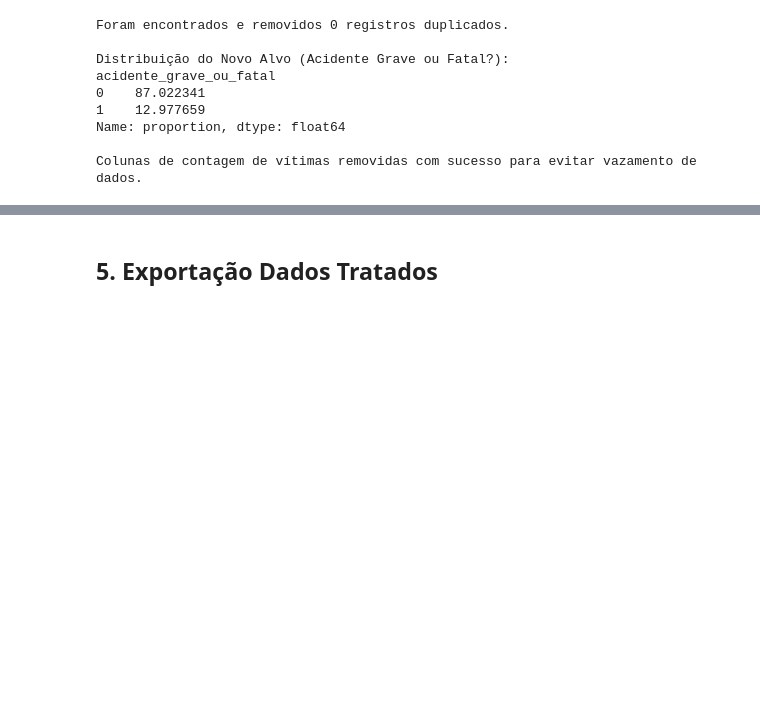
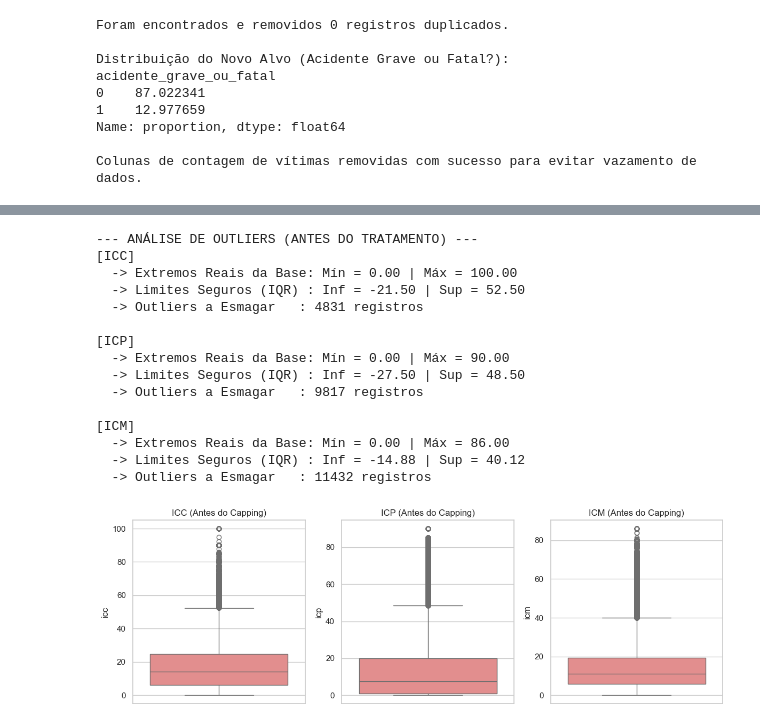
Before and after one commit to athaydegab/PredicaoAcidentesPRF, a Jupyter notebook: notebooks/02_notebook_normalizacao.ipynb, the cells around one changed output, grey strips where cells are left out. Saved outputs shown, nothing was run; the diff lists cells and outputs as text; code cells hidden in the pictures; blank space fills up the shorter version.

```diff
--- a/notebooks/02_notebook_normalizacao.ipynb
+++ b/notebooks/02_notebook_normalizacao.ipynb
@@ -274,2 +188,60 @@ Formato final (Pronto para Modelagem): (216734, 83)
-# %% [markdown]
-## 5. Exportação Dados Tratados
+# %%
+# ==========================================
+# 4.A. DETECÇÃO E VISUALIZAÇÃO DOS OUTLIERS
+# ==========================================
+
+# 1. Definindo as colunas numéricas contínuas para análise
+colunas_indices = ['icc', 'icp', 'icm']
+
+print("--- ANÁLISE DE OUTLIERS (ANTES DO TRATAMENTO) ---")
+
+# 2. Loop para calcular limites, exibir extremos e contar outliers sem alterar os dados
+for coluna in colunas_indices:
+    # Calculando os limites matemáticos
+    Q1 = df_top10_brs[coluna].quantile(0.25)
+    Q3 = df_top10_brs[coluna].quantile(0.75)
+    IQR = Q3 - Q1
+
+    limite_inferior = Q1 - 1.5 * IQR
+    limite_superior = Q3 + 1.5 * IQR
+
+    # Extraindo os valores extremos reais presentes na base
+    valor_min = df_top10_brs[coluna].min()
+    valor_max = df_top10_brs[coluna].max()
+
+    # Contabilizando quantos outliers existem
+    outliers_mask = (df_top10_brs[coluna] > limite_superior) | (df_top10_brs[coluna] < limite_inferior)
+    qtd_outliers = len(df_top10_brs[outliers_mask])
+
+    # Exibindo o mini-relatório por variável
+    print(f"[{coluna.upper()}]")
+    print(f"  -> Extremos Reais da Base: Mín = {valor_min:.2f} | Máx = {valor_max:.2f}")
+    print(f"  -> Limites Seguros (IQR) : Inf = {limite_inferior:.2f} | Sup = {limite_superior:.2f}")
+    print(f"  -> Outliers a Esmagar   : {qtd_outliers} registros\n")
+
+# 3. Visualizando a distribuição original (com a presença dos pontos extremos)
+plt.figure(figsize=(12, 4))
+for i, col in enumerate(colunas_indices, 1):
+    plt.subplot(1, 3, i)
+    sns.boxplot(y=df_top10_brs[col], color='lightcoral')
+    plt.title(f'{col.upper()} (Antes do Capping)')
+
+plt.tight_layout()
+plt.show()
+# %% [output]
+--- ANÁLISE DE OUTLIERS (ANTES DO TRATAMENTO) ---
+[ICC]
+  -> Extremos Reais da Base: Mín = 0.00 | Máx = 100.00
+  -> Limites Seguros (IQR) : Inf = -21.50 | Sup = 52.50
+  -> Outliers a Esmagar   : 4831 registros
+
+[ICP]
+  -> Extremos Reais da Base: Mín = 0.00 | Máx = 90.00
+  -> Limites Seguros (IQR) : Inf = -27.50 | Sup = 48.50
+  -> Outliers a Esmagar   : 9817 registros
+
+[ICM]
+  -> Extremos Reais da Base: Mín = 0.00 | Máx = 86.00
+  -> Limites Seguros (IQR) : Inf = -14.88 | Sup = 40.12
+  -> Outliers a Esmagar   : 11432 registros
+[figure, added]
```
Also changed, not shown: parts of 6 cells of this notebook, 1 other file.
